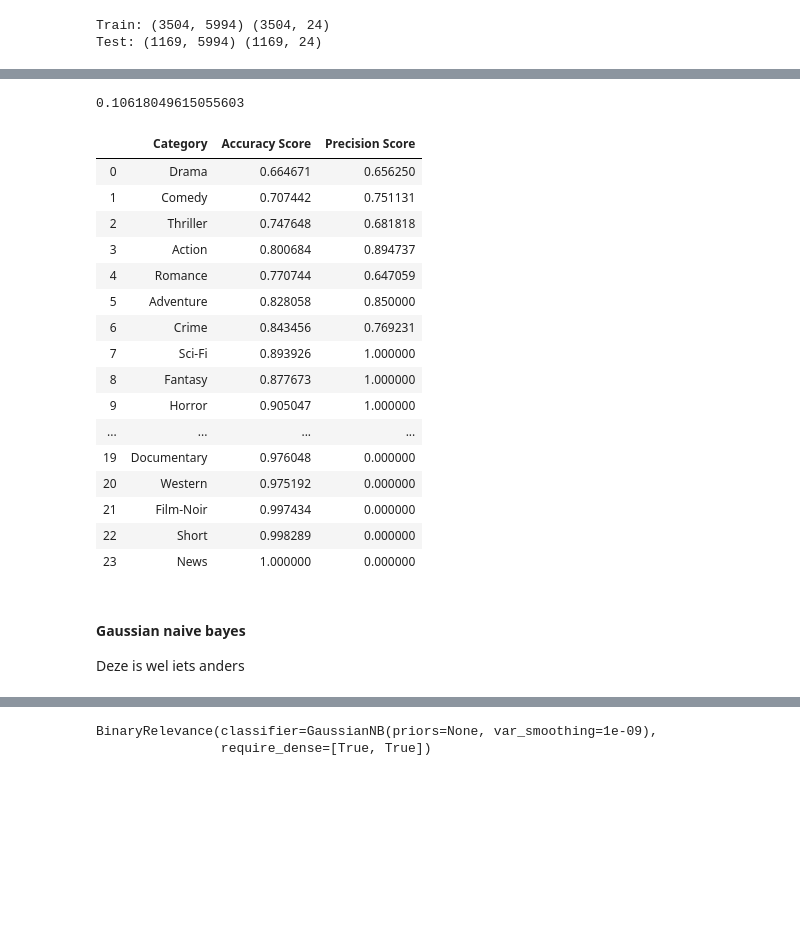
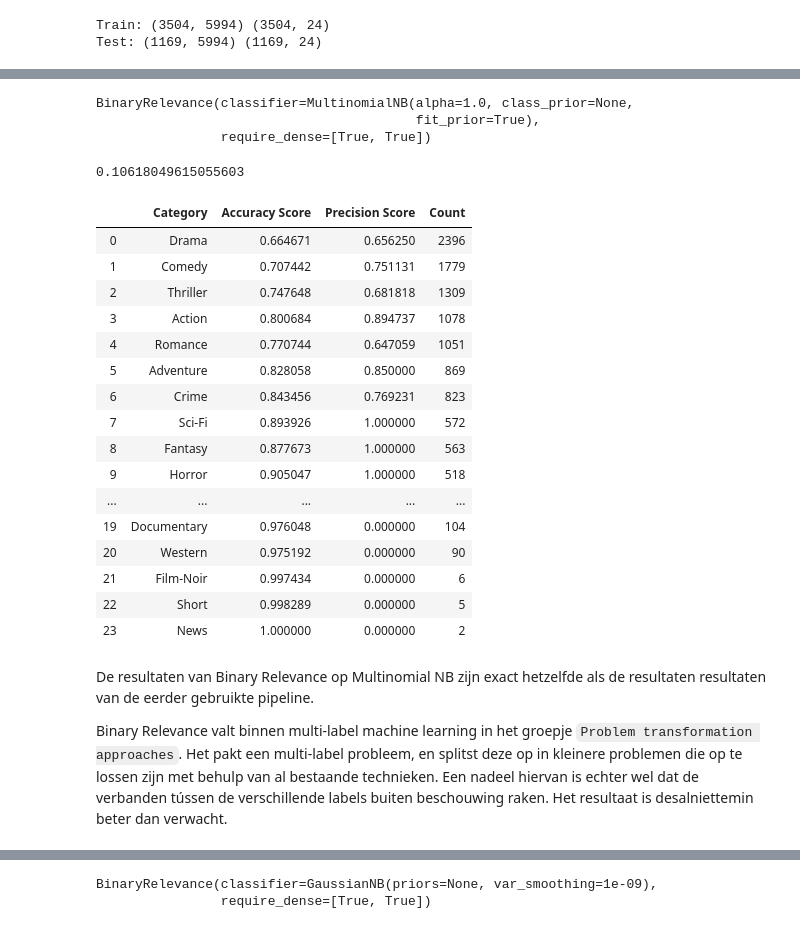
Before and after one commit to Casper-Smet/movie-revenue-predictions, a Jupyter notebook: individual_questions/Q2/plot-keywords.ipynb, the cells around one changed output, grey strips where cells are left out. Cells and saved outputs as stored; diff of their text form; code cells hidden in the pictures; blank space fills up the shorter version.

```diff
--- a/individual_questions/Q2/plot-keywords.ipynb
+++ b/individual_questions/Q2/plot-keywords.ipynb
@@ -392,27 +384,37 @@ BinaryRelevance(classifier=MultinomialNB(alpha=1.0, class_prior=None,
+# %%
+MNB_classifier = BinaryRelevance(MultinomialNB())
+MNB_classifier.fit(X_train, Y_train)
+# %% [output]
+BinaryRelevance(classifier=MultinomialNB(alpha=1.0, class_prior=None,
+                                         fit_prior=True),
+                require_dense=[True, True])
 # %%
 predictions = MNB_classifier.predict(X_test)
 
 print(hamming_loss(Y_test, predictions))
-column_score(Y_test, predictions)
+df_MNB_score = column_score(Y_test, predictions).merge(genre_uniques, left_on="Category", right_on="Split Genres").drop("Split Genres", axis=1)
+df_MNB_score
 # %% [output]
 0.10618049615055603
-|  | Category | Accuracy Score | Precision Score |
-| 0 | Drama | 0.664671 | 0.656250 |
-| 1 | Comedy | 0.707442 | 0.751131 |
-| 2 | Thriller | 0.747648 | 0.681818 |
-| 3 | Action | 0.800684 | 0.894737 |
-| 4 | Romance | 0.770744 | 0.647059 |
-| 5 | Adventure | 0.828058 | 0.850000 |
-| 6 | Crime | 0.843456 | 0.769231 |
-| 7 | Sci-Fi | 0.893926 | 1.000000 |
-| 8 | Fantasy | 0.877673 | 1.000000 |
-| 9 | Horror | 0.905047 | 1.000000 |
-| ... | ... | ... | ... |
-| 19 | Documentary | 0.976048 | 0.000000 |
-| 20 | Western | 0.975192 | 0.000000 |
-| 21 | Film-Noir | 0.997434 | 0.000000 |
-| 22 | Short | 0.998289 | 0.000000 |
-| 23 | News | 1.000000 | 0.000000 |
+|  | Category | Accuracy Score | Precision Score | Count |
+| 0 | Drama | 0.664671 | 0.656250 | 2396 |
+| 1 | Comedy | 0.707442 | 0.751131 | 1779 |
+| 2 | Thriller | 0.747648 | 0.681818 | 1309 |
+| 3 | Action | 0.800684 | 0.894737 | 1078 |
+| 4 | Romance | 0.770744 | 0.647059 | 1051 |
+| 5 | Adventure | 0.828058 | 0.850000 | 869 |
+| 6 | Crime | 0.843456 | 0.769231 | 823 |
+| 7 | Sci-Fi | 0.893926 | 1.000000 | 572 |
+| 8 | Fantasy | 0.877673 | 1.000000 | 563 |
+| 9 | Horror | 0.905047 | 1.000000 | 518 |
+| ... | ... | ... | ... | ... |
+| 19 | Documentary | 0.976048 | 0.000000 | 104 |
+| 20 | Western | 0.975192 | 0.000000 | 90 |
+| 21 | Film-Noir | 0.997434 | 0.000000 | 6 |
+| 22 | Short | 0.998289 | 0.000000 | 5 |
+| 23 | News | 1.000000 | 0.000000 | 2 |
-# %% [markdown]
-#### Gaussian naive bayes
-Deze is wel iets anders
+# %% [markdown]
+De resultaten van Binary Relevance op Multinomial NB zijn exact hetzelfde als de resultaten resultaten van de eerder gebruikte pipeline.
+
+Binary Relevance valt binnen multi-label machine learning in het groepje `Problem transformation approaches`. Het pakt een multi-label probleem, en splitst deze op in kleinere problemen die op te lossen zijn met behulp van al bestaande technieken.
+Een nadeel hiervan is echter wel dat de verbanden tússen de verschillende labels buiten beschouwing raken. Het resultaat is desalniettemin beter dan verwacht.
```
Also changed, not shown: parts of 13 cells of this notebook.
